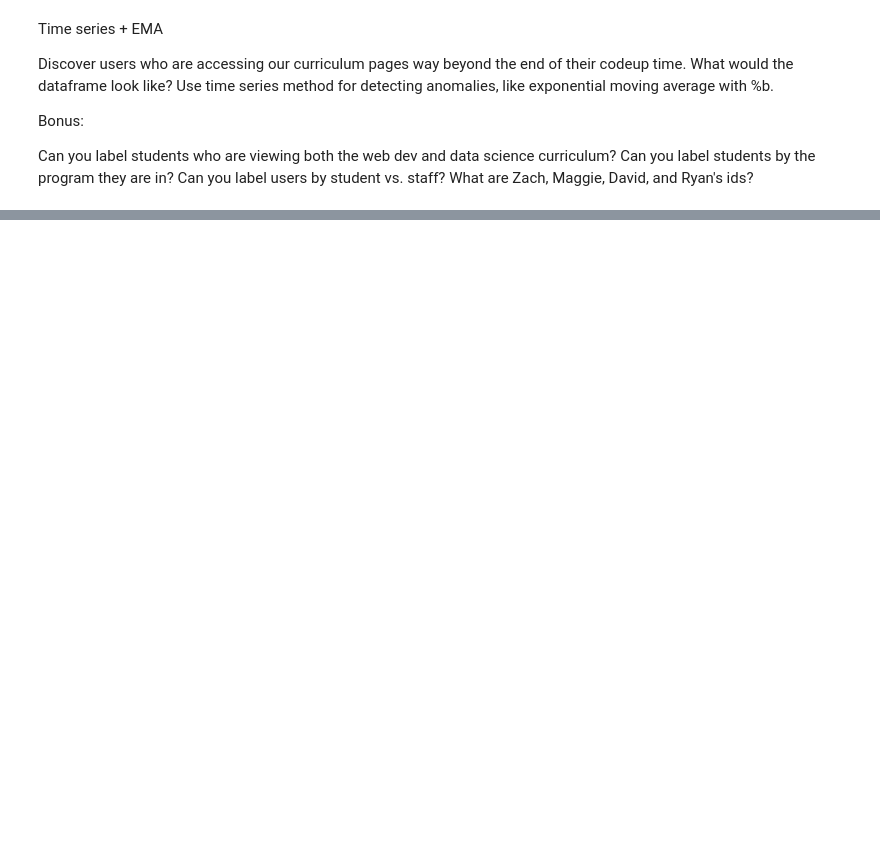
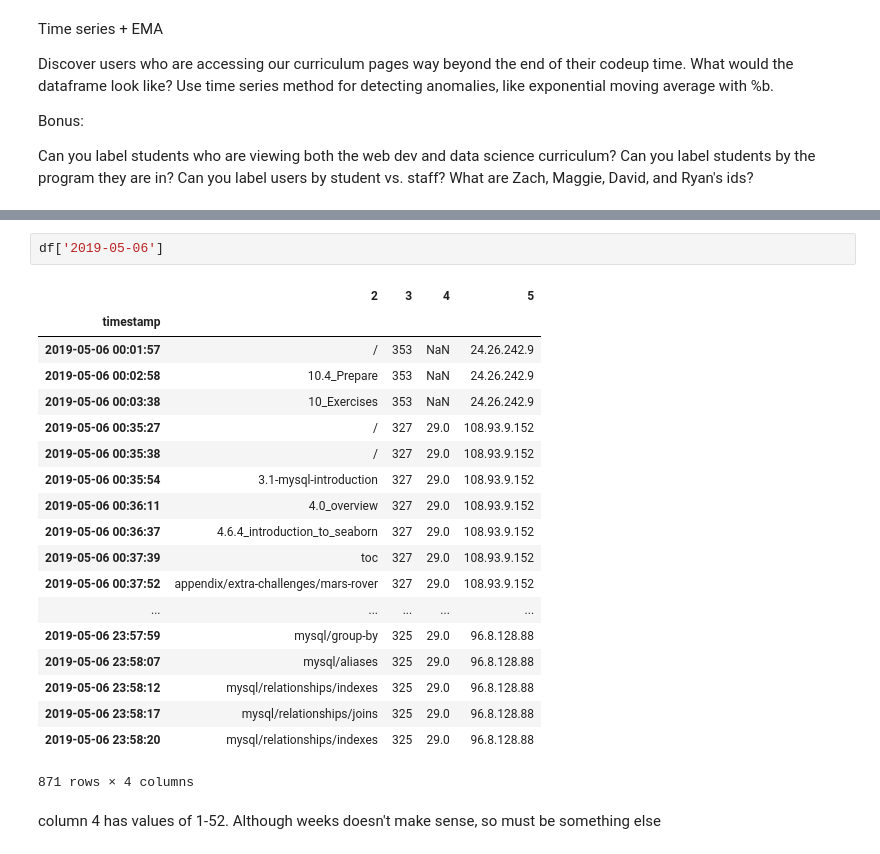
Before and after one commit to Jeff-Hutchins/ds-methodologies-exercises, a Jupyter notebook: anomaly_detection/time_series_anomaly_detection.ipynb, the cells around one changed output, grey strips where cells are left out. Saved outputs shown, nothing was run; the diff lists cells and outputs as text; blank space fills up the shorter version.

```diff
--- a/anomaly_detection/time_series_anomaly_detection.ipynb
+++ b/anomaly_detection/time_series_anomaly_detection.ipynb
@@ -108,0 +165,24 @@ df = df_orig.append(new)
+# %%
+df['2019-05-06']
+# %% [output]
+|  | 2 | 3 | 4 | 5 |
+| timestamp |  |  |  |  |
+| 2019-05-06 00:01:57 | / | 353 | NaN | 24.26.242.9 |
+| 2019-05-06 00:02:58 | 10.4_Prepare | 353 | NaN | 24.26.242.9 |
+| 2019-05-06 00:03:38 | 10_Exercises | 353 | NaN | 24.26.242.9 |
+| 2019-05-06 00:35:27 | / | 327 | 29.0 | 108.93.9.152 |
+| 2019-05-06 00:35:38 | / | 327 | 29.0 | 108.93.9.152 |
+| 2019-05-06 00:35:54 | 3.1-mysql-introduction | 327 | 29.0 | 108.93.9.152 |
+| 2019-05-06 00:36:11 | 4.0_overview | 327 | 29.0 | 108.93.9.152 |
+| 2019-05-06 00:36:37 | 4.6.4_introduction_to_seaborn | 327 | 29.0 | 108.93.9.152 |
+| 2019-05-06 00:37:39 | toc | 327 | 29.0 | 108.93.9.152 |
+| 2019-05-06 00:37:52 | appendix/extra-challenges/mars-rover | 327 | 29.0 | 108.93.9.152 |
+| ... | ... | ... | ... | ... |
+| 2019-05-06 23:57:59 | mysql/group-by | 325 | 29.0 | 96.8.128.88 |
+| 2019-05-06 23:58:07 | mysql/aliases | 325 | 29.0 | 96.8.128.88 |
+| 2019-05-06 23:58:12 | mysql/relationships/indexes | 325 | 29.0 | 96.8.128.88 |
+| 2019-05-06 23:58:17 | mysql/relationships/joins | 325 | 29.0 | 96.8.128.88 |
+| 2019-05-06 23:58:20 | mysql/relationships/indexes | 325 | 29.0 | 96.8.128.88 |
+871 rows × 4 columns
+# %% [markdown]
+column 4 has values of 1-52.  Although weeks doesn't make sense, so must be something else
```
Also changed, not shown: parts of 49 cells of this notebook, 1 other file.
